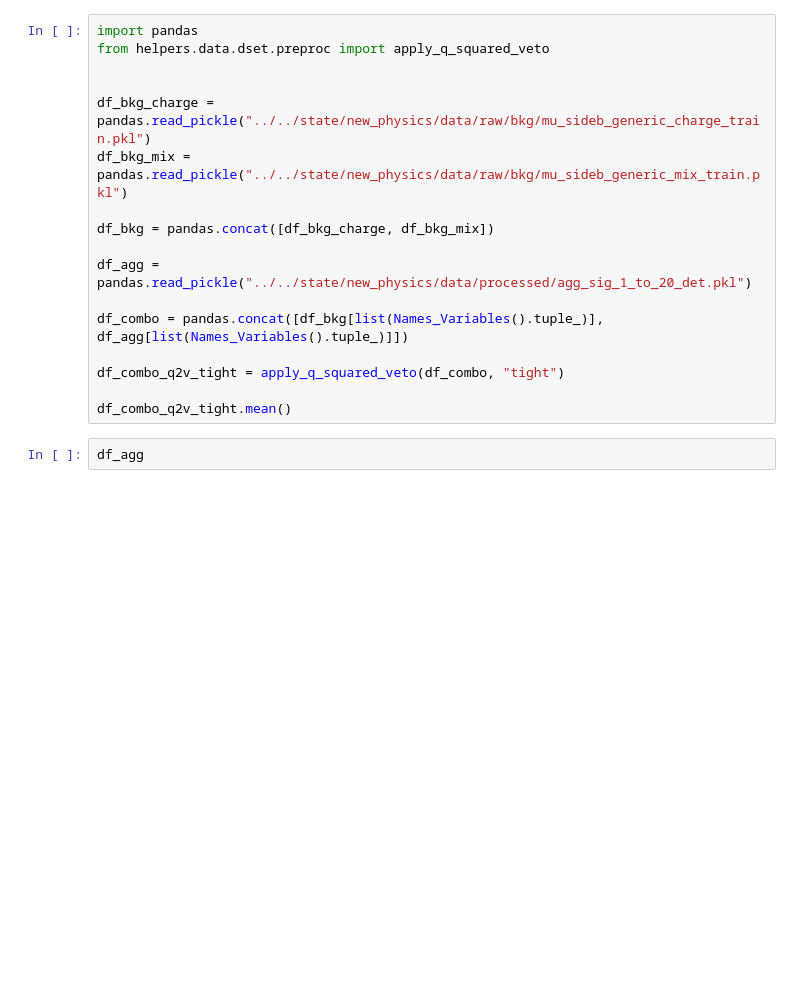
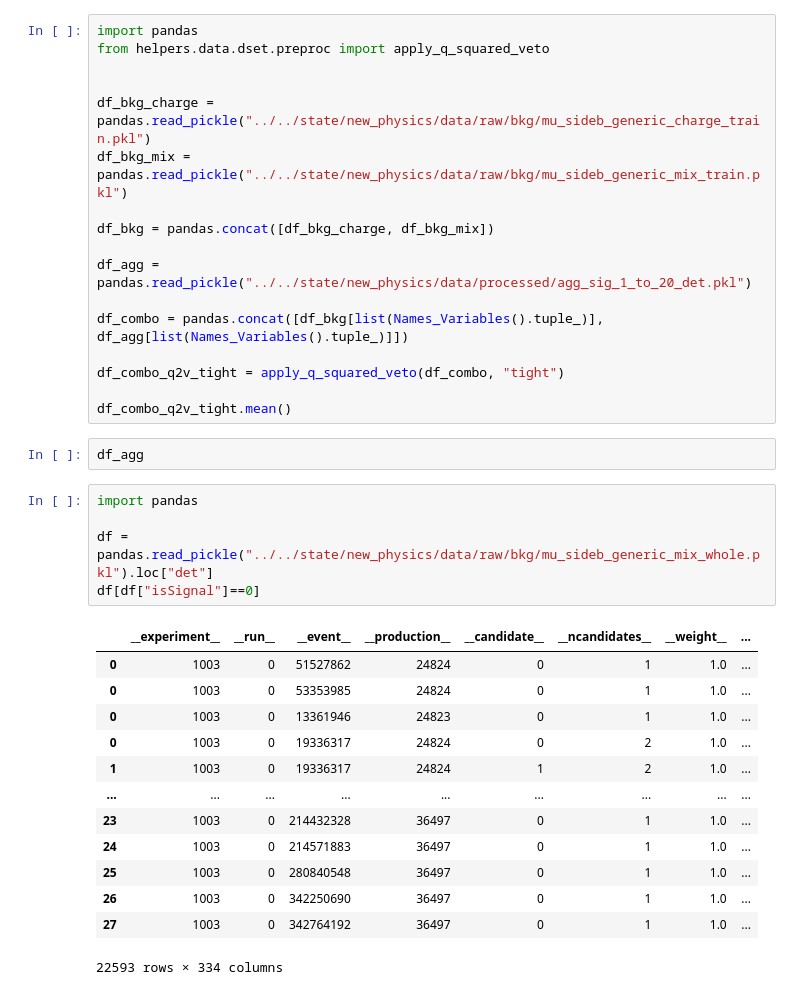
Before and after one commit to ethanlee20/btokstll, a Jupyter notebook: logic/scripts/experiment.ipynb, the cells around one changed output. Saved outputs shown, nothing was run; the diff lists cells and outputs as text; blank space fills up the shorter version.

Commit message:
config experiment

```diff
--- a/logic/scripts/experiment.ipynb
+++ b/logic/scripts/experiment.ipynb
@@ -394,3 +296,22 @@ df_combo_q2v_tight = apply_q_squared_veto(df_combo, "tight")
 df_combo_q2v_tight.mean()
 # %%
 df_agg
+# %%
+import pandas
+
+df = pandas.read_pickle("../../state/new_physics/data/raw/bkg/mu_sideb_generic_mix_whole.pkl").loc["det"]
+df[df["isSignal"]==0]
+# %% [output]
+|  | __experiment__ | __run__ | __event__ | __production__ | __candidate__ | __ncandidates__ | __weight__ | ... |
+| 0 | 1003 | 0 | 51527862 | 24824 | 0 | 1 | 1.0 | ... |
+| 0 | 1003 | 0 | 53353985 | 24824 | 0 | 1 | 1.0 | ... |
+| 0 | 1003 | 0 | 13361946 | 24823 | 0 | 1 | 1.0 | ... |
+| 0 | 1003 | 0 | 19336317 | 24824 | 0 | 2 | 1.0 | ... |
+| 1 | 1003 | 0 | 19336317 | 24824 | 1 | 2 | 1.0 | ... |
+| ... | ... | ... | ... | ... | ... | ... | ... | ... |
+| 23 | 1003 | 0 | 214432328 | 36497 | 0 | 1 | 1.0 | ... |
+| 24 | 1003 | 0 | 214571883 | 36497 | 0 | 1 | 1.0 | ... |
+| 25 | 1003 | 0 | 280840548 | 36497 | 0 | 1 | 1.0 | ... |
+| 26 | 1003 | 0 | 342250690 | 36497 | 0 | 1 | 1.0 | ... |
+| 27 | 1003 | 0 | 342764192 | 36497 | 0 | 1 | 1.0 | ... |
+22593 rows × 334 columns
```
Also changed, not shown: parts of 3 cells of this notebook, 4 other files.
